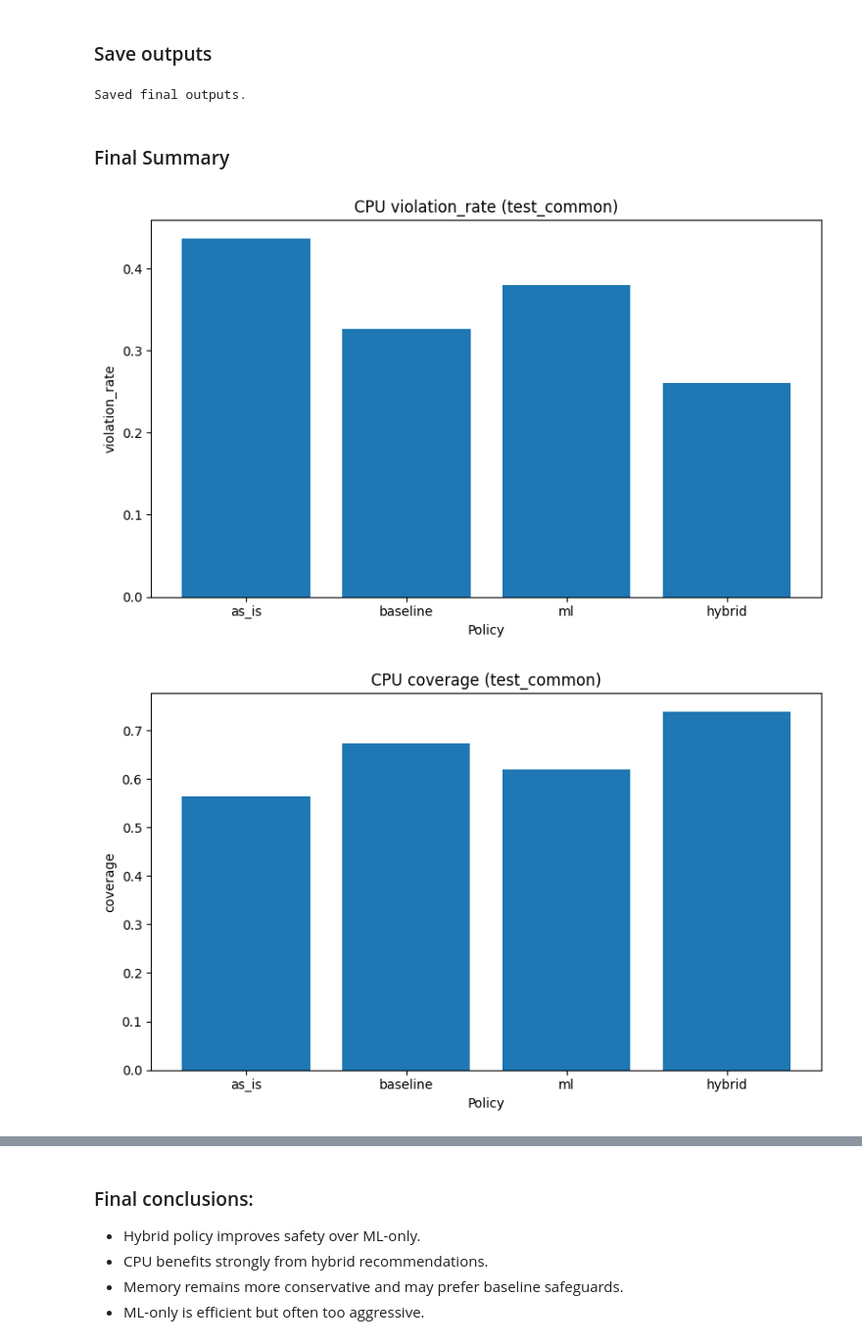
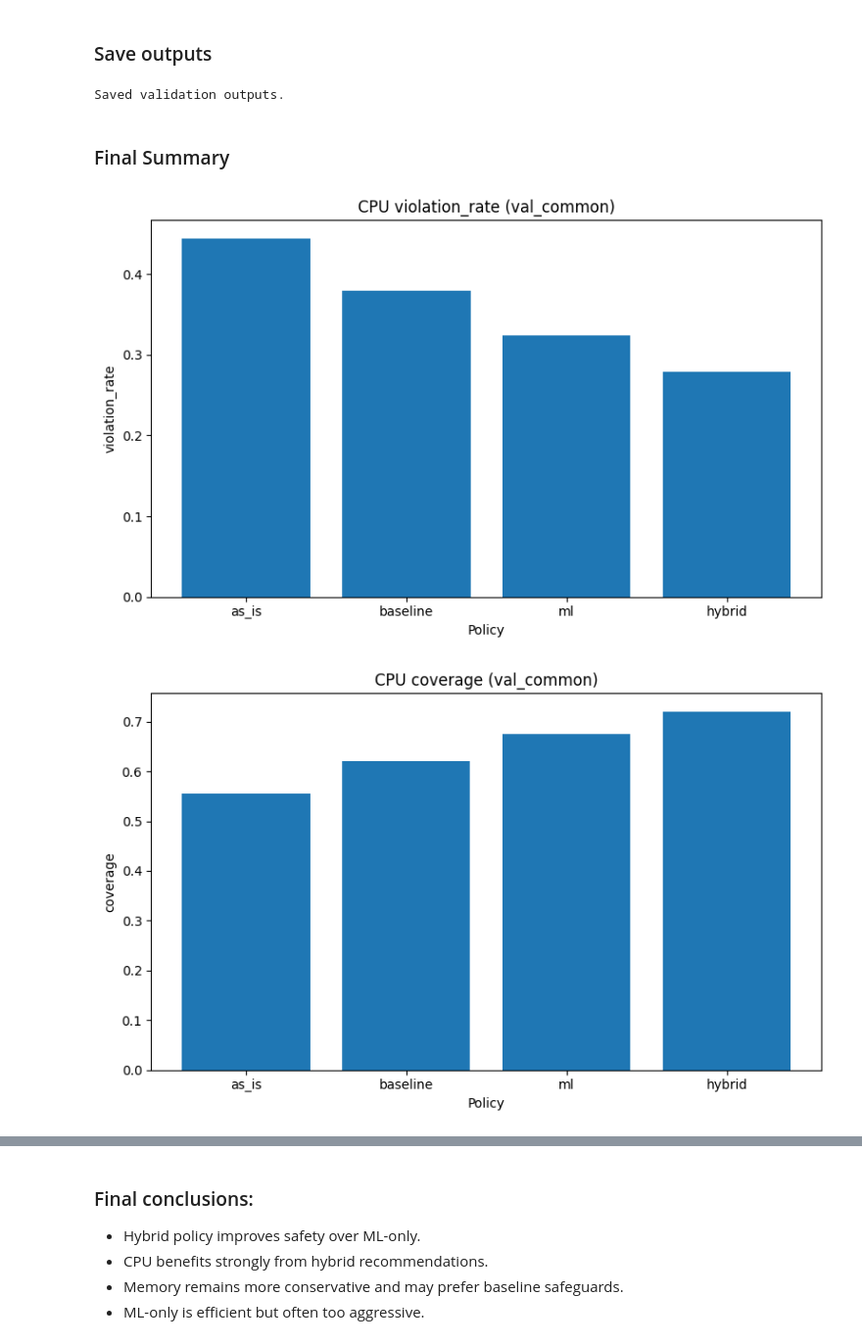
Before and after one commit to sonalilonkar1/masters-project, a Jupyter notebook: notebooks/subset/subset-05-ml-prediction.ipynb, the cells around one changed output, grey strips where cells are left out. Shown at 98% size. Cells and saved outputs as stored; diff of their text form; code cells hidden in the pictures.

Commit message:
refactor historical features and evaluation pipeline

```diff
--- a/notebooks/subset/subset-05-ml-prediction.ipynb
+++ b/notebooks/subset/subset-05-ml-prediction.ipynb
@@ -1534,10 +1575,17 @@ def evaluate_policy_set_on_common_rows(df, split_name):
 
     return pd.DataFrame(results)
 # %%
-common_val_results = evaluate_policy_set_on_common_rows(val_df, "val_common")
-common_test_results = evaluate_policy_set_on_common_rows(test_df, "test_common")
+# Fair common-row comparison on validation only
 
-display(common_val_results.sort_values(["resource", "policy"]))
-display(common_test_results.sort_values(["resource", "policy"]))
+common_val_results = evaluate_policy_set_on_common_rows(
+    val_df,
+    "val_common"
+)
+
+display(
+    common_val_results.sort_values(
+        ["resource", "policy"]
+    )
+)
 # %% [output]
 val_common rows: 10762
@@ -1563,14 +1601,11 @@ test_common rows: 10762
 # %% [markdown]
 ### Save outputs
 # %%
+# Save validation outputs only.
+# Final test outputs will be saved after locked-model test evaluation.
+
 common_val_results.to_csv(
     TABLE_DIR / "ml_recommendation_policy_val_common_v0.csv",
-    index=False,
-    float_format="%.6f"
-)
-
-common_test_results.to_csv(
-    TABLE_DIR / "ml_recommendation_policy_test_common_v0.csv",
     index=False,
     float_format="%.6f"
 )
@@ -1580,41 +1615,44 @@ val_df.to_parquet(
     index=False
 )
 
-test_df.to_parquet(
-    DATA_PROCESSED / "job_metrics_test_with_ml_recommendations_v0.parquet",
-    index=False
-)
-
-print("Saved final outputs.")
+print("Saved validation outputs.")
 # %% [output]
-Saved final outputs.
+Saved validation outputs.
 # %% [markdown]
 ### Final Summary
 # %%
 import matplotlib.pyplot as plt
 
 def plot_metric(df, split_name, resource_name, metric_name):
     tmp = df[
         (df["split"] == split_name) &
         (df["resource"] == resource_name)
     ].copy()
 
-    plt.figure(figsize=(8,5))
+    plt.figure(figsize=(8, 5))
     plt.bar(tmp["policy"], tmp[metric_name])
     plt.title(f"{resource_name.upper()} {metric_name} ({split_name})")
     plt.xlabel("Policy")
     plt.ylabel(metric_name)
     plt.tight_layout()
+
     filename = f"{resource_name}_{metric_name}_{split_name}.png"
-    plt.savefig(FIG_ML_DIR / filename, dpi=300, bbox_inches="tight")
+
+    plt.savefig(
+        FIG_ML_DIR / filename,
+        dpi=300,
+        bbox_inches="tight"
+    )
+
     plt.show()
     plt.close()
 
 
-plot_metric(common_test_results, "test_common", "cpu", "violation_rate")
-plot_metric(common_test_results, "test_common", "cpu", "coverage")
-plot_metric(common_test_results, "test_common", "mem", "violation_rate")
-plot_metric(common_test_results, "test_common", "mem", "coverage")
+# Validation common-row policy plots
+plot_metric(common_val_results, "val_common", "cpu", "violation_rate")
+plot_metric(common_val_results, "val_common", "cpu", "coverage")
+plot_metric(common_val_results, "val_common", "mem", "violation_rate")
+plot_metric(common_val_results, "val_common", "mem", "coverage")
 # %% [output]
-[figure, old version]
+[figure, new version]
-[figure, old version]
+[figure, new version]
```
Also changed, not shown: parts of 23 cells of this notebook, 19 other files.
